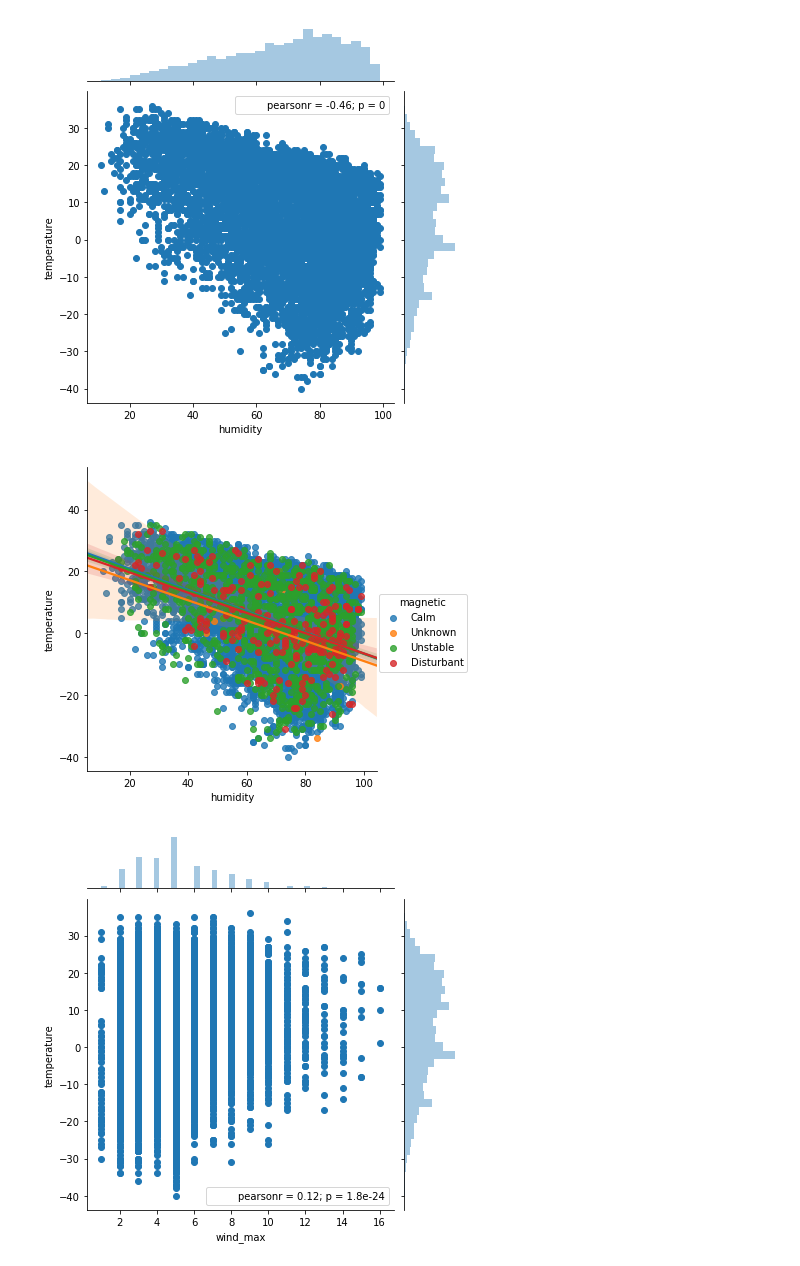
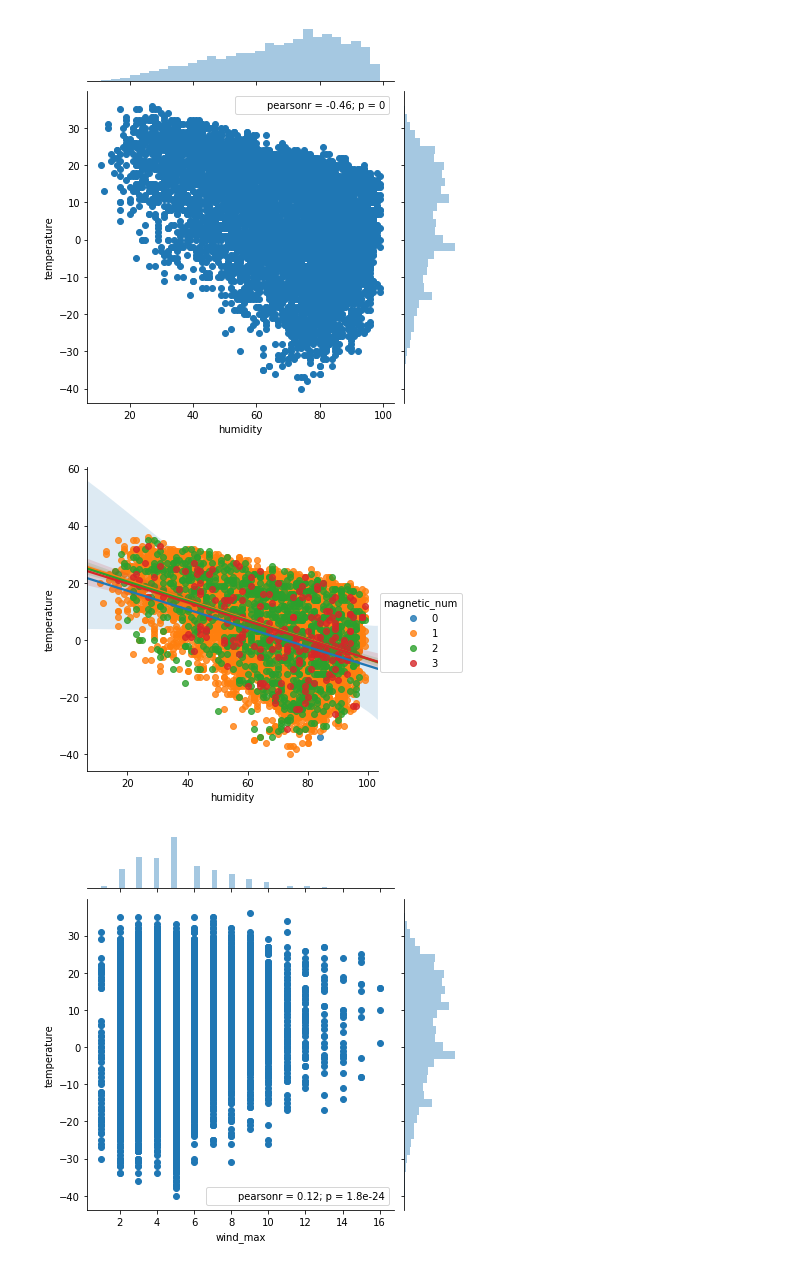
Before and after one commit to x-raizor/mlcourse_open, a Jupyter notebook: jupyter_notebooks/projects_individual/temperature-forecasting.ipynb, the cells around one changed output. Saved outputs shown, nothing was run; the diff lists cells and outputs as text; code cells hidden in the pictures.

Commit message:
temperature forecasting project update

```diff
--- a/jupyter_notebooks/projects_individual/temperature-forecasting.ipynb
+++ b/jupyter_notebooks/projects_individual/temperature-forecasting.ipynb
@@ -173,9 +173,9 @@ sns.jointplot(x = "humidity", y = "temperature", data = df);
 # %% [output]
 [figure]
 # %%
-sns.lmplot(x='humidity', y='temperature', hue='magnetic', data=df);
+sns.lmplot(x='humidity', y='temperature', hue='magnetic_num', data=df);
 # %% [output]
-[figure, old version]
+[figure, new version]
 # %%
 # drop outliers
 from numpy import nanmedian
```
Also changed, not shown: parts of 6 cells of this notebook.
